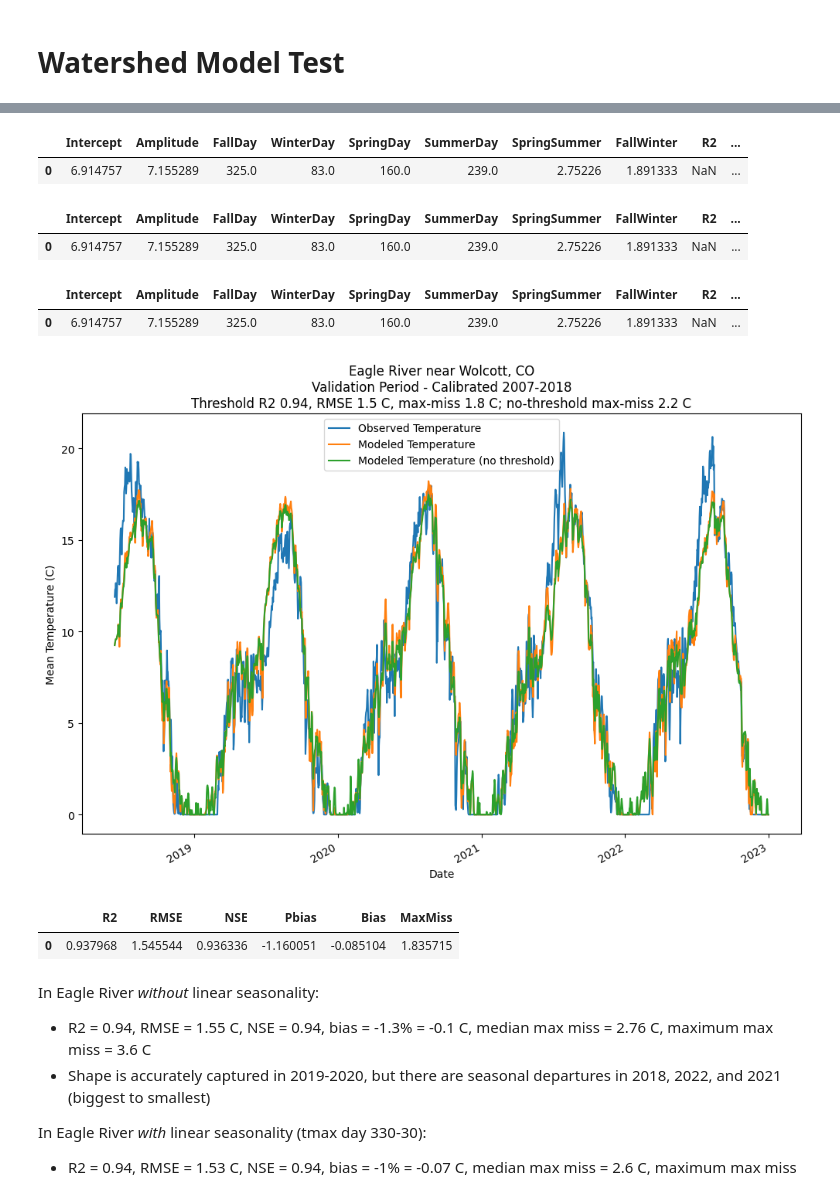
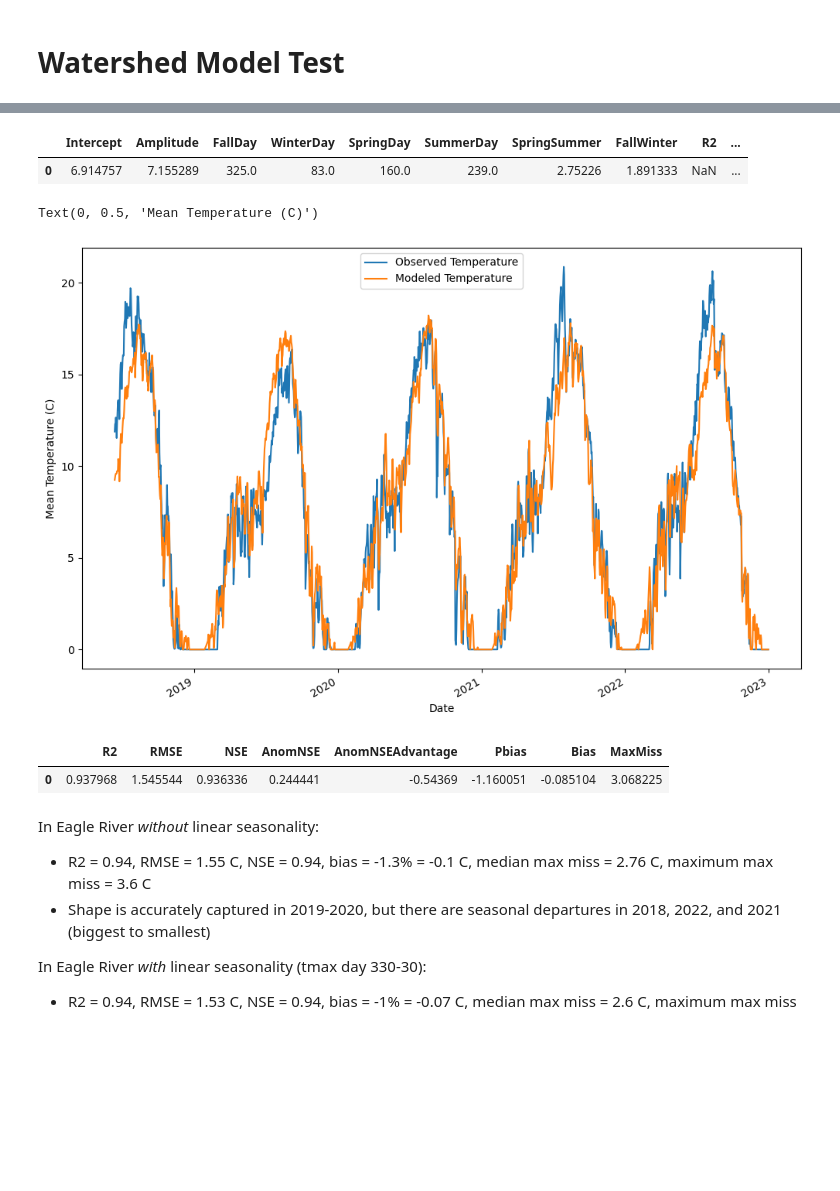
Before and after one commit to mines-ciroh/TempEst-NEWT, a Jupyter notebook: case_studies.ipynb, the cells around one changed output, grey strips where cells are left out. Drawn from its saved outputs; the diff is of its cells as text; code cells hidden in the pictures; blank space fills up the shorter version.

```diff
--- a/case_studies.ipynb
+++ b/case_studies.ipynb
@@ -413,13 +403,3 @@ See the caveats in the documentation: https://pandas.pydata.org/pandas-docs/stab
-# %%
-model.seasonality.to_df()
-# %% [output]
-|  | Intercept | Amplitude | FallDay | WinterDay | SpringDay | SummerDay | SpringSummer | FallWinter | R2 | ... |
-| 0 | 6.914757 | 7.155289 | 325.0 | 83.0 | 160.0 | 239.0 | 2.75226 | 1.891333 | NaN | ... |
-# %%
-model.statics["seasonality"].to_df()
-# %% [output]
-|  | Intercept | Amplitude | FallDay | WinterDay | SpringDay | SummerDay | SpringSummer | FallWinter | R2 | ... |
-| 0 | 6.914757 | 7.155289 | 325.0 | 83.0 | 160.0 | 239.0 | 2.75226 | 1.891333 | NaN | ... |
 # %%
 model.coefs_to_df()
 # %% [output]
@@ -428,13 +408,14 @@ model.coefs_to_df()
 # %%
 fig = plt.figure(figsize=(12, 8))
 ax = plt.axes()
 pr.plot(x="date", y="temperature", ax=ax, label="Observed Temperature")
 pr.plot(x="date", y="temp.mod", ax=ax, label="Modeled Temperature")
-mod_noth.plot(x="date", y="temp.mod", ax=ax, label="Modeled Temperature (no threshold)")
+# mod_noth.plot(x="date", y="temp.mod", ax=ax, label="Modeled Temperature (no threshold)")
 ax.set_xlabel("Date")
 ax.set_ylabel("Mean Temperature (C)")
-_ = ax.set_title("Eagle River near Wolcott, CO\nValidation Period - Calibrated 2007-2018\nThreshold R2 0.94, RMSE 1.5 C, max-miss 1.8 C; no-threshold max-miss 2.2 C")
-fig.savefig("EagleRivCalibratedComparison.png")
+# _ = ax.set_title("Eagle River near Wolcott, CO\nValidation Period - Calibrated 2007-2018\nThreshold R2 0.94, RMSE 1.5 C, max-miss 1.8 C; no-threshold max-miss 2.2 C")
+# fig.savefig("EagleRivCalibratedComparison.png")
 # %% [output]
+Text(0, 0.5, 'Mean Temperature (C)')
-[figure, old version]
+[figure, new version]
 # %%
@@ -453,8 +434,8 @@ def perf(pr):
 # %%
-perf(pr)
+perf_summary(pr)
 # %% [output]
-|  | R2 | RMSE | NSE | Pbias | Bias | MaxMiss |
-| 0 | 0.937968 | 1.545544 | 0.936336 | -1.160051 | -0.085104 | 1.835715 |
+|  | R2 | RMSE | NSE | AnomNSE | AnomNSEAdvantage | Pbias | Bias | MaxMiss |
+| 0 | 0.937968 | 1.545544 | 0.936336 | 0.244441 | -0.54369 | -1.160051 | -0.085104 | 3.068225 |
 # %% [markdown]
 In Eagle River *without* linear seasonality:
 
```
Also changed, not shown: parts of 7 cells of this notebook, 1 other file.
